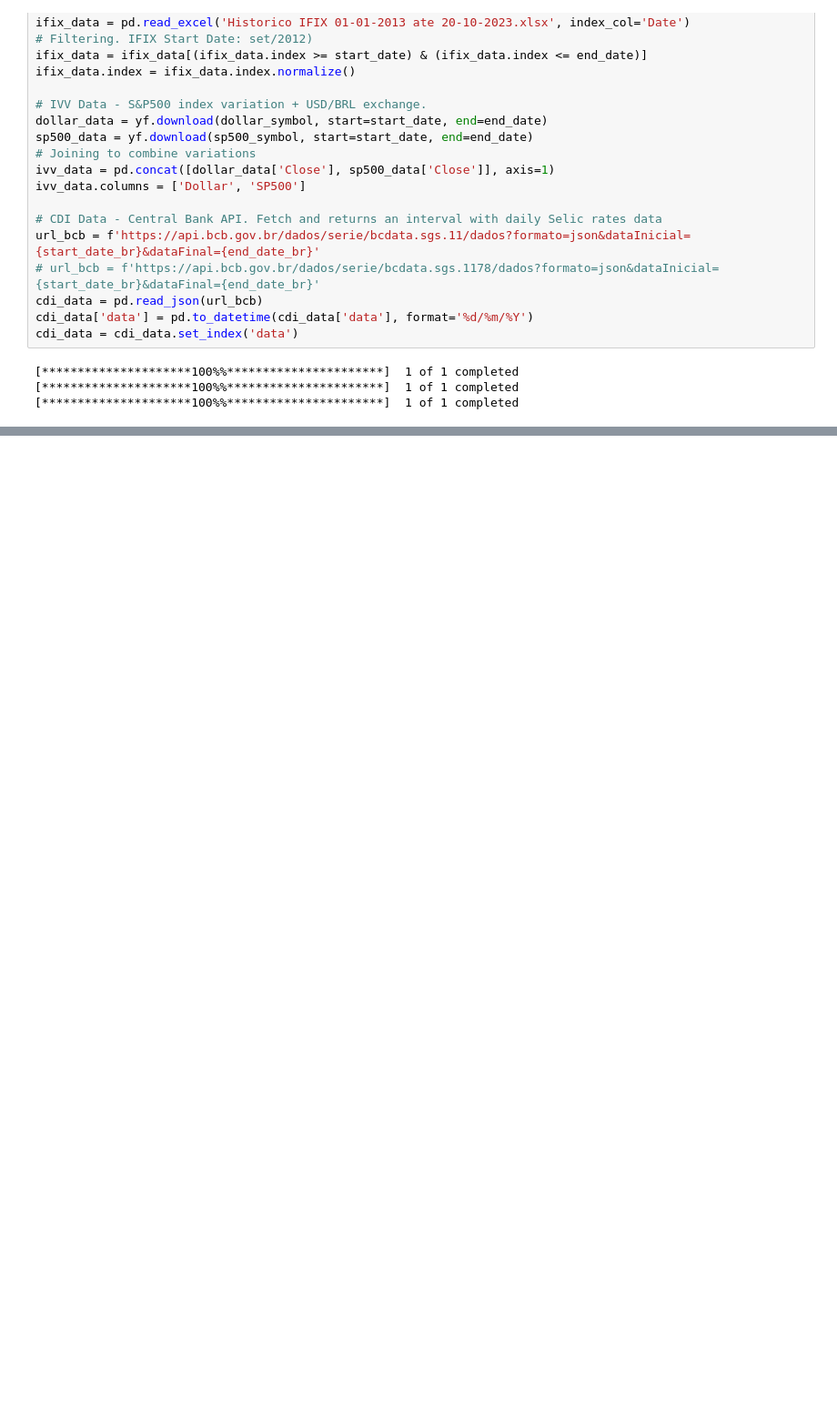
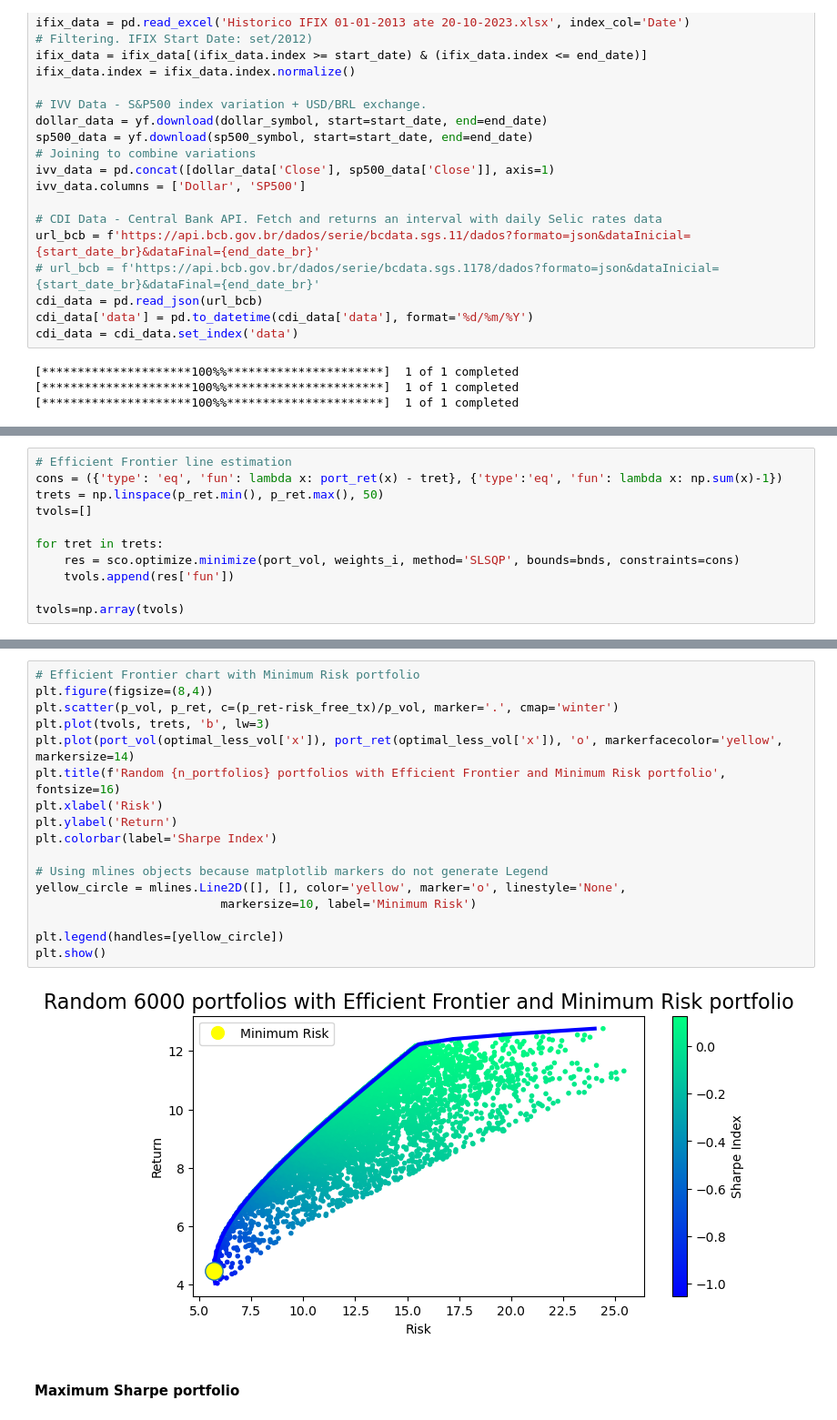
Before and after one commit to paulinhok14/Asset-Allocation, a Jupyter notebook: asset_allocation.ipynb, the cells around one changed output, grey strips where cells are left out. Shown at 91% size. Saved outputs shown, nothing was run; the diff lists cells and outputs as text; blank space fills up the shorter version.

```diff
--- a/asset_allocation.ipynb
+++ b/asset_allocation.ipynb
@@ -235,0 +267,11 @@ def my_function():
+# %%
+# Efficient Frontier line estimation
+cons = ({'type': 'eq', 'fun': lambda x: port_ret(x) - tret}, {'type':'eq', 'fun': lambda x: np.sum(x)-1})
+trets = np.linspace(p_ret.min(), p_ret.max(), 50)
+tvols=[]
+
+for tret in trets:
+    res = sco.optimize.minimize(port_vol, weights_i, method='SLSQP', bounds=bnds, constraints=cons)
+    tvols.append(res['fun'])
+
+tvols=np.array(tvols)
@@ -235,0 +286,21 @@ def my_function():
+# %%
+# Efficient Frontier chart with Minimum Risk portfolio
+plt.figure(figsize=(8,4))
+plt.scatter(p_vol, p_ret, c=(p_ret-risk_free_tx)/p_vol, marker='.', cmap='winter')
+plt.plot(tvols, trets, 'b', lw=3)
+plt.plot(port_vol(optimal_less_vol['x']), port_ret(optimal_less_vol['x']), 'o', markerfacecolor='yellow', markersize=14)
+plt.title(f'Random {n_portfolios} portfolios with Efficient Frontier and Minimum Risk portfolio', fontsize=16)
+plt.xlabel('Risk')
+plt.ylabel('Return')
+plt.colorbar(label='Sharpe Index')
+
+# Using mlines objects because matplotlib markers do not generate Legend
+yellow_circle = mlines.Line2D([], [], color='yellow', marker='o', linestyle='None',
+                          markersize=10, label='Minimum Risk')
+
+plt.legend(handles=[yellow_circle])
+plt.show()
+# %% [output]
+[figure, added]
+# %% [markdown]
+#### Maximum Sharpe portfolio
```
Also changed, not shown: parts of 24 cells of this notebook, 1 other file.
